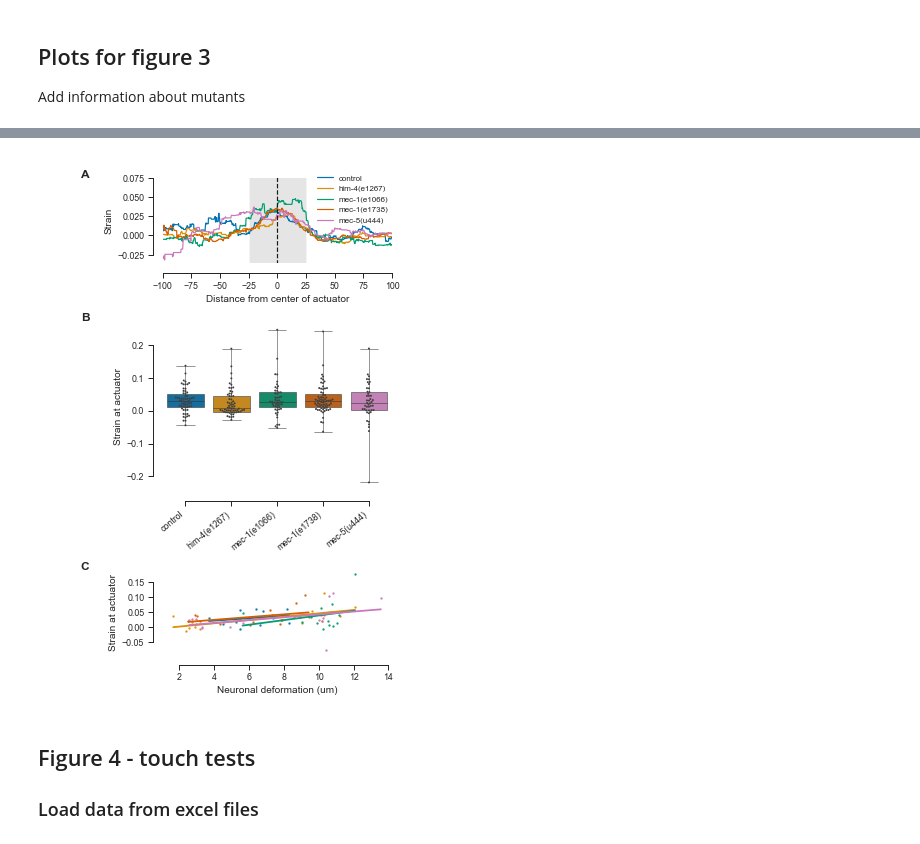
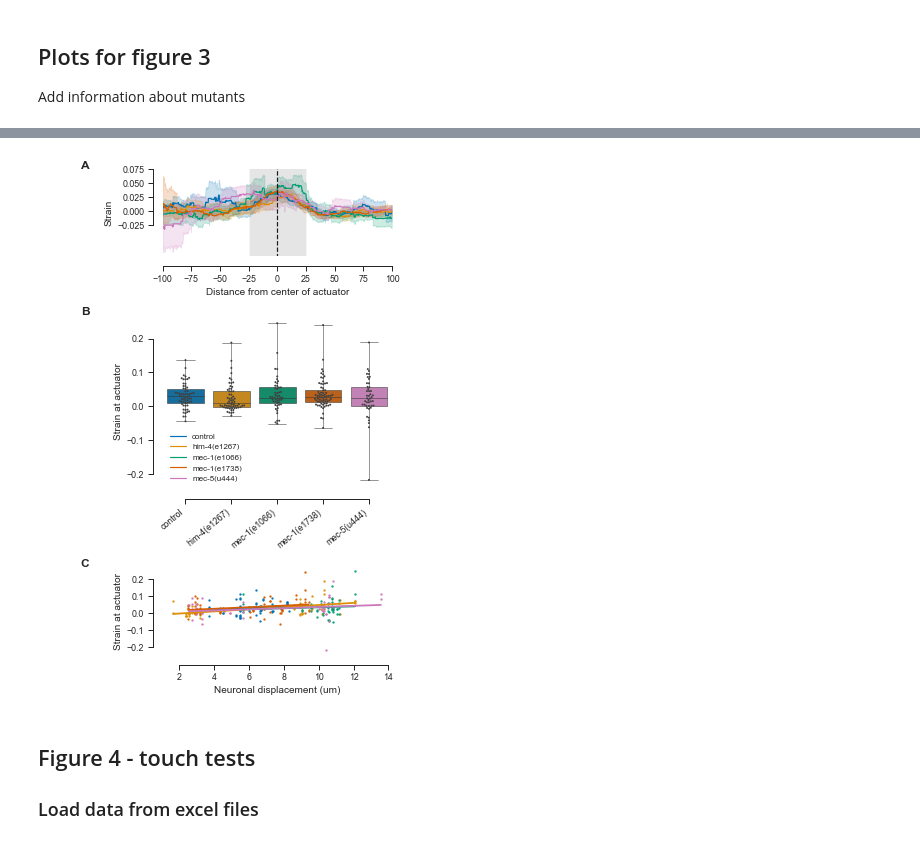
Before and after one commit to anekimken/SSN_ImageAnalysis, a Jupyter notebook: Notebooks/Displacement and Strain Plots.ipynb, the cells around one changed output, grey strips where cells are left out. Saved outputs shown, nothing was run; the diff lists cells and outputs as text; code cells hidden in the pictures.

```diff
--- a/Notebooks/Displacement and Strain Plots.ipynb
+++ b/Notebooks/Displacement and Strain Plots.ipynb
@@ -39,8 +39,8 @@ allele_dict = {'NM3573': 'control',
                'GN885': 'him-4(e1267)',
                'GN886': 'mec-1(e1066)',
                'GN887': 'mec-1(e1738)',
-               'GN906': 'mec-5(u444)'}
-#                'N2': 'wild-type',
+               'GN906': 'mec-5(u444)',
+               'N2': 'wild-type'}
 # %% [markdown]
 ### Experimental parameters
 # %%
@@ -1222,45 +1316,48 @@ for letter, ax in zip(['A', 'B', 'C'], range(0,3)):
 
 strain_profile_ax.set_xlim((-100, 100))
 # axes[1, 1].set_ylim((-.02, 0.0))
-sns.lineplot(x='y', y='strain', ax=strain_profile_ax, hue='worm_strain', ci=None, # style='',
+sns.lineplot(x='y', y='strain', ax=strain_profile_ax, hue='worm_strain', #ci=None, # style='',
              data=spatial_strain_df.loc[(spatial_strain_df['pressure']==300) &
                                         (spatial_strain_df['y'] > -100) &
                                         (spatial_strain_df['y'] < 100)])
 h, line_plot_labels = strain_profile_ax.get_legend_handles_labels()
 line_plot_labels = [(allele_dict[label]) if label in allele_dict else None for label in line_plot_labels]
-strain_profile_ax.legend(h, line_plot_labels, frameon=False, loc='upper right', fontsize=8,
-                 bbox_to_anchor=(1., 1.2), borderaxespad=0.)
+# strain_profile_ax.legend(h, line_plot_labels, frameon=False, loc='upper right', fontsize=8,
+#                  bbox_to_anchor=(1., 1.2), borderaxespad=0.)
+strain_profile_ax.legend().remove()
 rect = mpl.patches.Rectangle((-25,-1), width=50, height=2, facecolor='gray', alpha=0.2)
 strain_profile_ax.add_patch(rect)
 strain_profile_ax.set_xlabel('Distance from center of actuator')
 strain_profile_ax.set_ylabel('Strain')
 strain_profile_ax.set_ylim((strain_profile_ax.get_ylim()[0], 0.075))
 strain_profile_ax.set_yticks([-0.025, 0, 0.025, 0.05, 0.075])
 strain_profile_ax.plot([0, 0],[-1, 1], '--k')
 
 sns.boxplot(x='genotype', y='strain', data=central_mito_pair_df, ax=box_ax, whis=10, linewidth=0.5)
 sns.swarmplot(x='genotype', y='strain', color=".25", data=central_mito_pair_df, ax=box_ax, size=2)
 # ax.legend(ax.artists, worm_strains)
 # fig.suptitle('TRN stretch at center of actuator')
+box_ax.legend(h, line_plot_labels, frameon=False, loc='lower left', fontsize=8,)
+#                  bbox_to_anchor=(1., 1.2), borderaxespad=0.)
 labels = box_ax.get_xticklabels()
 box_ax.set_xlabel('')
 box_ax.set_ylabel('Strain at actuator')
 # box_ax.set_ylim((-0.1, 0.2))
 
 for this_strain in worm_strains:
-    sns.regplot(x='max_dist', y='strain_at_actuator', ax=strain_v_disp_ax, x_ci=None, ci=None, # hue='genotype',
+    sns.regplot(x='max_dist', y='strain', ax=strain_v_disp_ax, x_ci=None, ci=None, # hue='genotype',
                 scatter_kws={'s':2}, truncate=True,
-                data=fit_param_df.loc[fit_param_df['worm_strain'] == this_strain])
+                data=central_mito_pair_df.loc[central_mito_pair_df['worm_strain'] == this_strain])
 # strain_v_disp_ax.set_ylim(-0.1, 0.2)
-strain_v_disp_ax.set_yticks([-0.05, 0, 0.05, 0.1, 0.15])
+strain_v_disp_ax.set_yticks([-0.2, -0.1, 0, 0.1, 0.2])
 sns.despine(offset=10, trim=True)
 box_ax.set_xticklabels(labels, rotation=40, ha='right', va='top')
-strain_v_disp_ax.set_xlabel('Neuronal deformation (um)')
+strain_v_disp_ax.set_xlabel('Neuronal displacement (um)')
 strain_v_disp_ax.set_ylabel('Strain at actuator')
 
 fig.savefig(fig_save_dir + 'MutantStrain.pdf')
 # %% [output]
-[figure, old version]
+[figure, new version]
 # %% [markdown]
 ## Figure 4 - touch tests
 ### Load data from excel files
```
Also changed, not shown: parts of 22 cells of this notebook, 1 other file.
